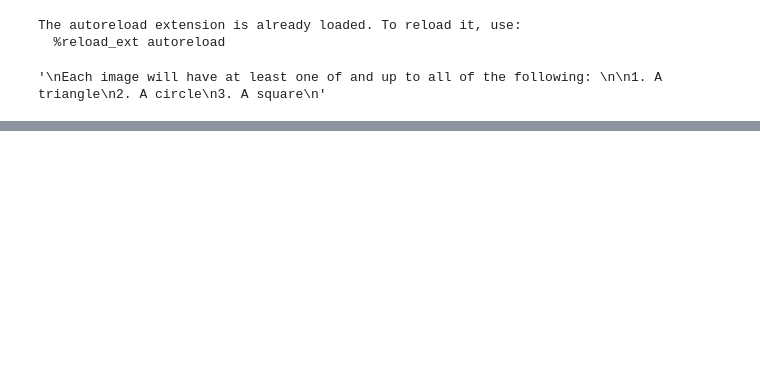
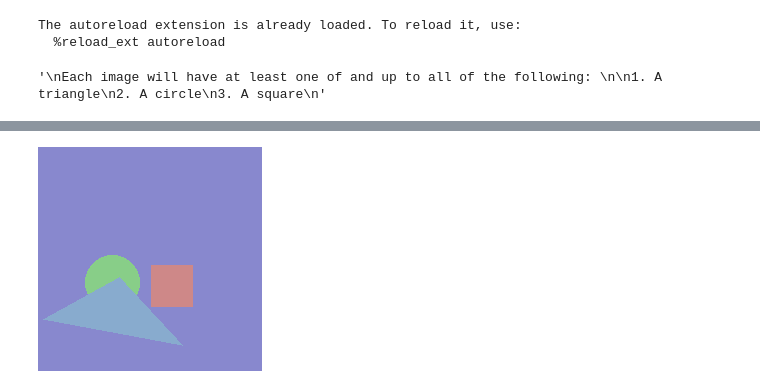
Before and after one commit to cao826/random-shapes-dataset, a Jupyter notebook: testing-module.ipynb, the cells around one changed output, grey strips where cells are left out. Drawn from its saved outputs; the diff is of its cells as text; code cells hidden in the pictures; blank space fills up the shorter version.

Commit message:
Added code to generate images
Not eh best design pattern, but I know nothing about object oriented
design patterns, so that is to be expected.

```diff
--- a/testing-module.ipynb
+++ b/testing-module.ipynb
@@ -192,0 +132,20 @@ accepted_colors = [0, 30, 60, 90, 120, 210, 240, 270]
+# %%
+color_picker = colors.ColorPicker(colors.KNOWN_COLORS, colors.default_hls_settings)
+# %%
+img_generator = image_maker.ImageMaker(image_shape=(224, 224),
+                                       color_picker=color_picker,
+                                       number_of_colors=4,
+                                       shapes = [
+                                           shapes.Triangle(),
+                                           shapes.Circle(specifications={
+                                               'min_size': 30,
+                                               'max_size': 82
+                                           }),
+                                           shapes.Square(specifications={
+                                               'min_size': 25,
+                                               'max_size': 66
+                                           })
+                                       ]
+)
+# %%
+image_instance = img_generator()
@@ -192,0 +160,4 @@ accepted_colors = [0, 30, 60, 90, 120, 210, 240, 270]
+# %%
+image_maker.construct_image(image_instance)
+# %% [output]
+[figure, added]
```
Also changed, not shown: parts of 28 cells of this notebook, 1 other file.
